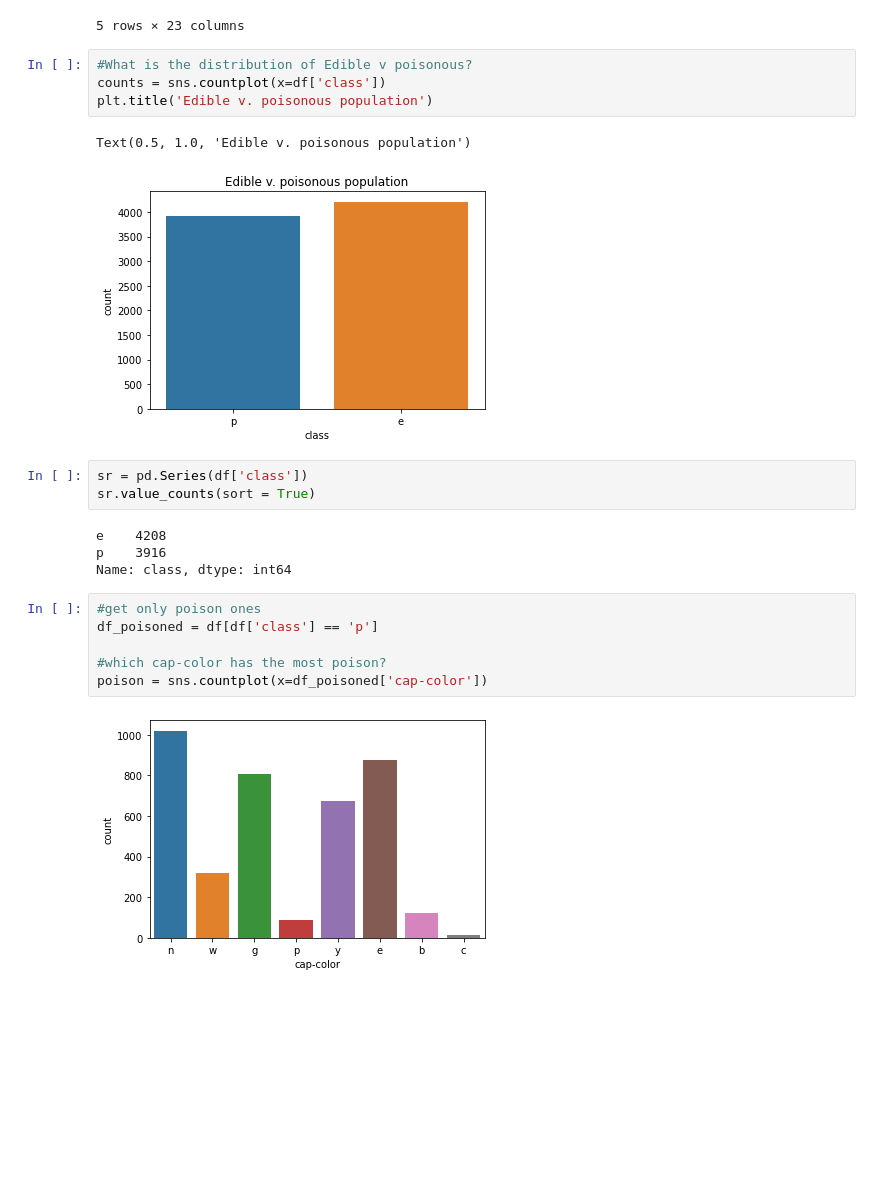
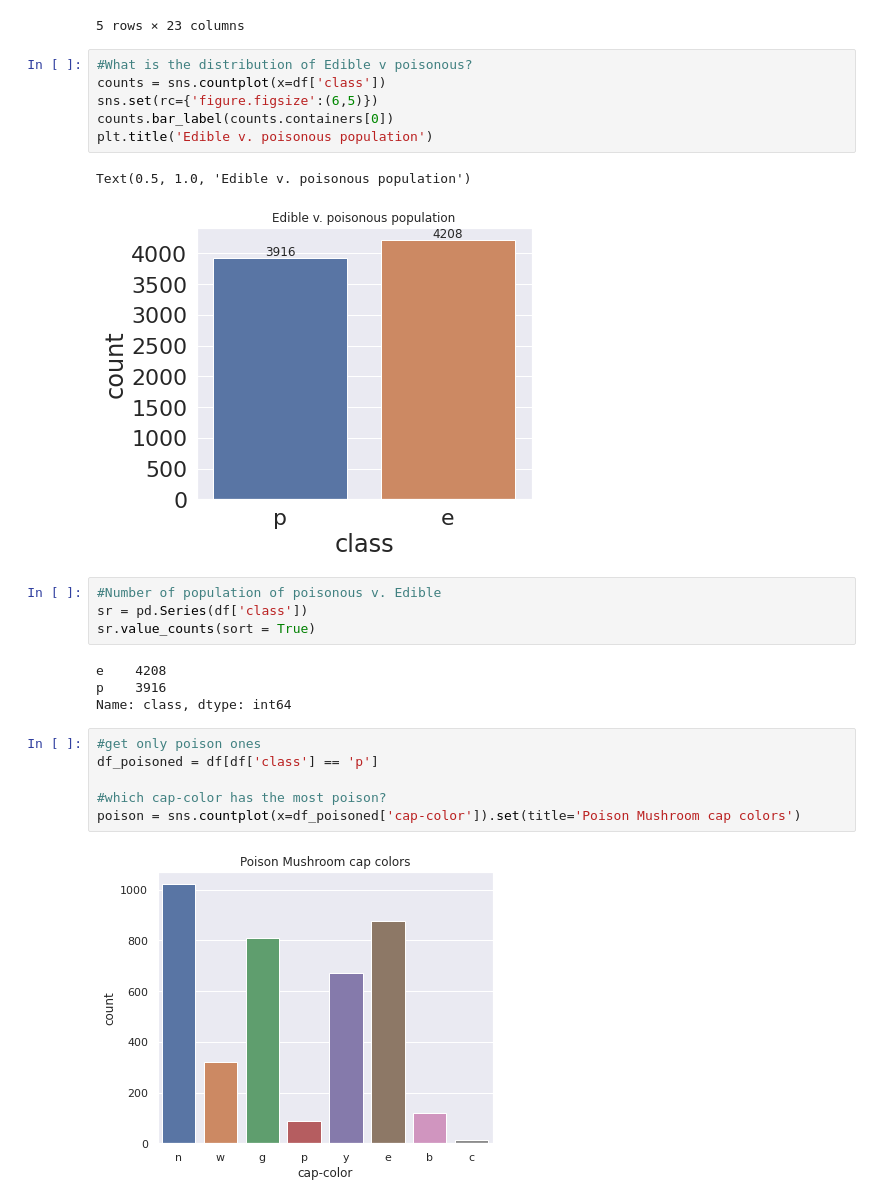
Before and after one commit to jameshan2002/Coding-Challenge-S22, a Jupyter notebook: ACM_Research_Coding_Challenge.ipynb, the cells around one changed output. Saved outputs shown, nothing was run; the diff lists cells and outputs as text; blank space fills up the shorter version.

```diff
--- a/ACM_Research_Coding_Challenge.ipynb
+++ b/ACM_Research_Coding_Challenge.ipynb
@@ -19,11 +19,14 @@ df.head()
 # %%
 #What is the distribution of Edible v poisonous?
 counts = sns.countplot(x=df['class'])
+sns.set(rc={'figure.figsize':(6,5)})
+counts.bar_label(counts.containers[0])
 plt.title('Edible v. poisonous population')
 # %% [output]
 Text(0.5, 1.0, 'Edible v. poisonous population')
-[figure, old version]
+[figure, new version]
 # %%
+#Number of population of poisonous v. Edible
 sr = pd.Series(df['class'])
 sr.value_counts(sort = True)
 # %% [output]
@@ -35,8 +38,8 @@ Name: class, dtype: int64
 df_poisoned = df[df['class'] == 'p']
 
 #which cap-color has the most poison?
-poison = sns.countplot(x=df_poisoned['cap-color'])
+poison = sns.countplot(x=df_poisoned['cap-color']).set(title='Poison Mushroom cap colors')
 # %% [output]
-[figure, old version]
+[figure, new version]
 # %%
 #Graph setting
```
Also changed, not shown: parts of 8 cells of this notebook.
